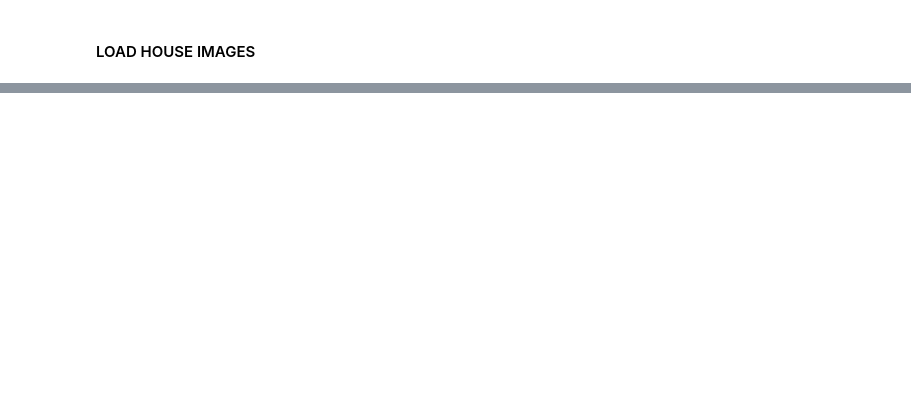
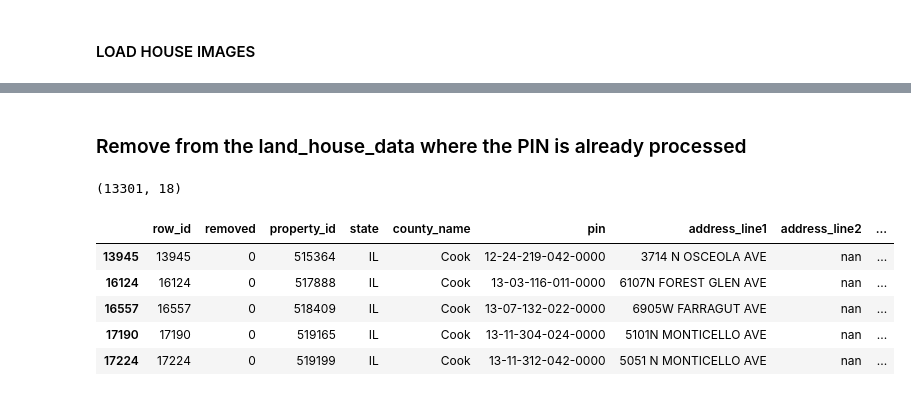
Before and after one commit to Sardhendu/PropertyClassification, a Jupyter notebook: data_loader.ipynb, the cells around one changed output, grey strips where cells are left out. Saved outputs shown, nothing was run; the diff lists cells and outputs as text; code cells hidden in the pictures; blank space fills up the shorter version.

```diff
--- a/data_loader.ipynb
+++ b/data_loader.ipynb
@@ -308,0 +399,3 @@ get_image_address(dataIN=combined_data, batch_size=100)
+# %%
+processed_images = processed_images[['pin', 'address', 'city', 'lat', 'lon','loc_type', 'indicator', 'meta_url', 'img_url']]
+processed_images.to_csv(os.path.join(google_aerial_stats_path, '%s_%s.csv'%(str(0), str(len(processed_images)-1))), index=None)
@@ -308,0 +404,4 @@ get_image_address(dataIN=combined_data, batch_size=100)
+# %%
+land_house_data = pd.concat([land_data, house_data])
+print (land_house_data.shape)
+pd.concat([land_house_data.head(2), land_house_data.tail(2)])
@@ -308,0 +415,14 @@ get_image_address(dataIN=combined_data, batch_size=100)
+# %% [markdown]
+### Remove from the land_house_data where the PIN is already processed
+# %%
+land_house_data = land_house_data[~land_house_data['pin'].isin(np.array(processed_images['pin'], dtype=str))]
+print (land_house_data.shape)
+land_house_data.head()
+# %% [output]
+(13301, 18)
+|  | row_id | removed | property_id | state | county_name | pin | address_line1 | address_line2 | ... |
+| 13945 | 13945 | 0 | 515364 | IL | Cook | 12-24-219-042-0000 | 3714 N OSCEOLA AVE | nan | ... |
+| 16124 | 16124 | 0 | 517888 | IL | Cook | 13-03-116-011-0000 | 6107N FOREST GLEN AVE | nan | ... |
+| 16557 | 16557 | 0 | 518409 | IL | Cook | 13-07-132-022-0000 | 6905W FARRAGUT AVE | nan | ... |
+| 17190 | 17190 | 0 | 519165 | IL | Cook | 13-11-304-024-0000 | 5101N MONTICELLO AVE | nan | ... |
+| 17224 | 17224 | 0 | 519199 | IL | Cook | 13-11-312-042-0000 | 5051 N MONTICELLO AVE | nan | ... |
```
Also changed, not shown: parts of 74 cells of this notebook, 40 other files.
